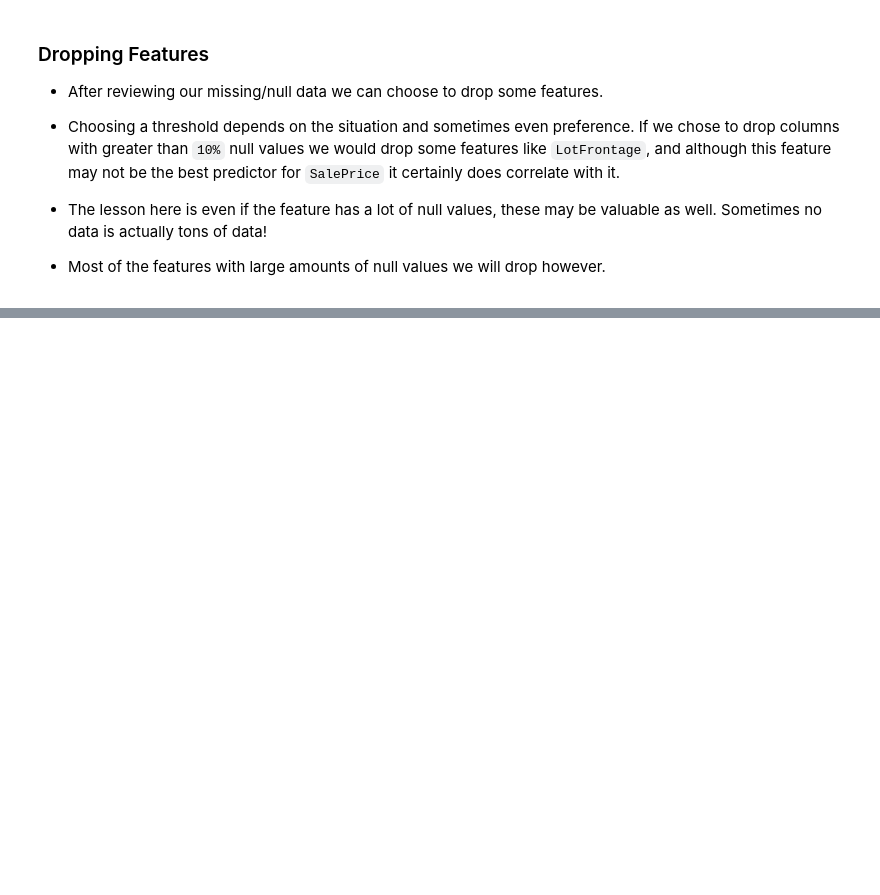
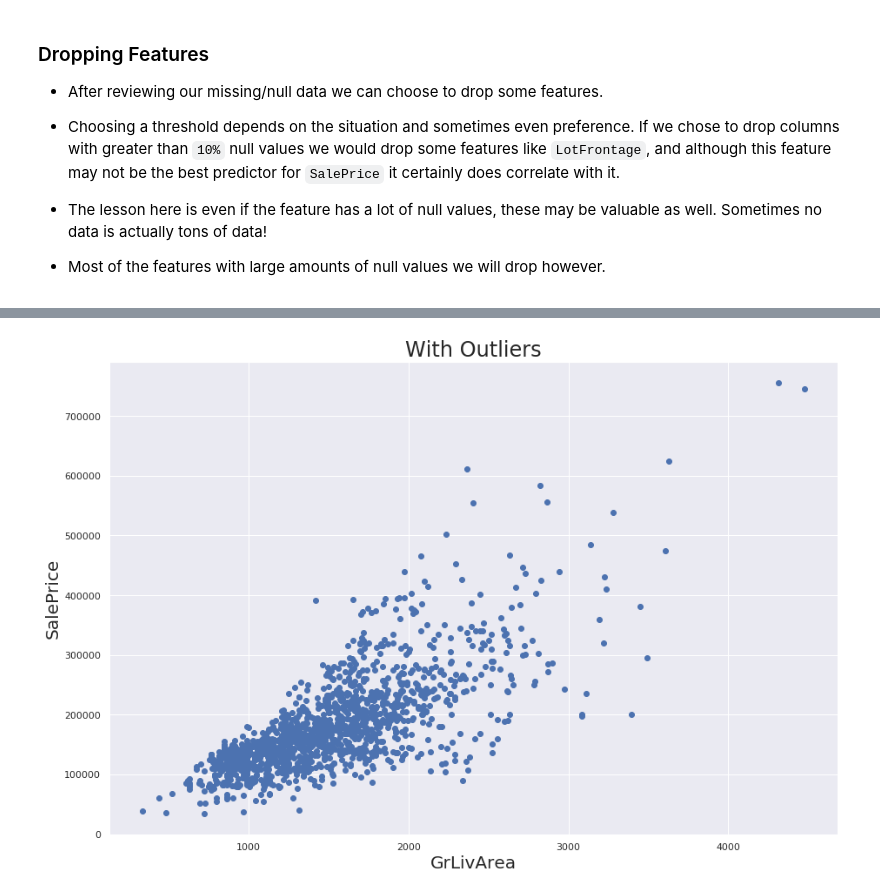
Before and after one commit to kristopher-smith/Viz-Final-Project, a Jupyter notebook: Predicting-Housing-Price.ipynb, the cells around one changed output, grey strips where cells are left out. Cells and saved outputs as stored; diff of their text form; code cells hidden in the pictures; blank space fills up the shorter version.

Commit message:
Kaggle Notebook | Predicting-Housing-Price | Version 10

```diff
--- a/Predicting-Housing-Price.ipynb
+++ b/Predicting-Housing-Price.ipynb
@@ -665,9 +435,0 @@ I'm not sure if this approach is correct. It just seemed right to me. That's wha
-# %%
-#create column for new variable (one is enough because it's a binary categorical feature)
-#if area>0 it gets 1, for area==0 it gets 0
-df_train['HasBsmt'] = pd.Series(len(df_train['TotalBsmtSF']), index=df_train.index)
-df_train['HasBsmt'] = 0
-df_train.loc[df_train['TotalBsmtSF']>0,'HasBsmt'] = 1
-# %%
-#transform data
-df_train.loc[df_train['HasBsmt']==1,'TotalBsmtSF'] = np.log(df_train['TotalBsmtSF'])
@@ -701,3 +435,0 @@ Easy mode.
-# %%
-#convert categorical variable into dummy
-df_train = pd.get_dummies(df_train)
@@ -726,0 +436,7 @@ I’m building an interactive, 5 weeks cohort-based course for people who want t
+# %%
+## Reset global plot size
+sns.set(rc={'figure.figsize':(15, 10)})
+
+## Load in test set
+train = df_train
+test = pd.read_csv('../input/test.csv')
@@ -726,0 +449,17 @@ I’m building an interactive, 5 weeks cohort-based course for people who want t
+# %%
+fig, ax = plt.subplots()
+ax.scatter(x = train['GrLivArea'],
+           y = train['SalePrice'])
+
+plt.title('With Outliers',
+           fontsize=24,
+            style='normal')
+
+plt.ylabel('SalePrice',
+           fontsize=20)
+
+plt.xlabel('GrLivArea',
+           fontsize=20)
+plt.show()
+# %% [output]
+[figure, added]
```
Also changed, not shown: parts of 67 cells of this notebook.
